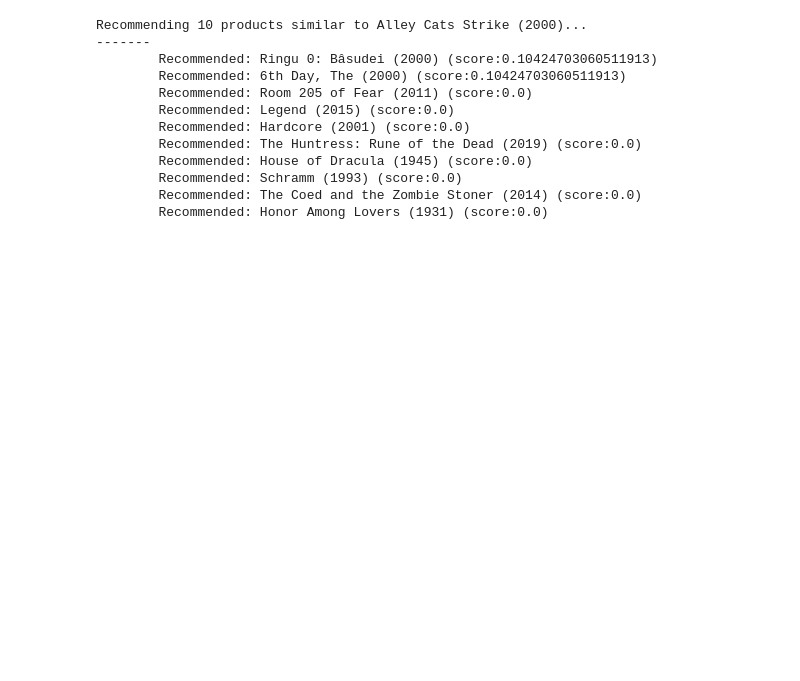
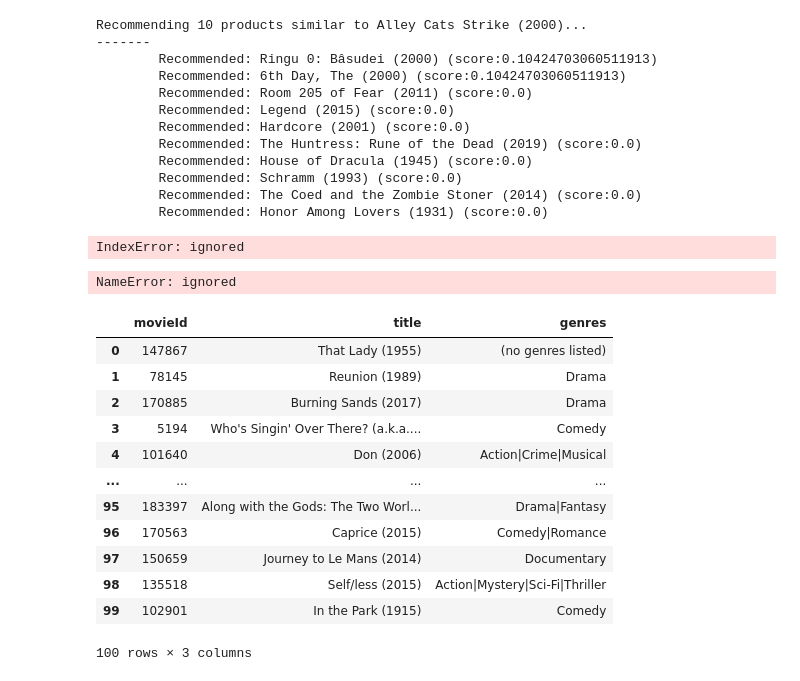
Before and after one commit to neohack22/IASD, a Jupyter notebook: recommendation/demos/1_demo.ipynb, the cells around one changed output. Cells and saved outputs as stored; diff of their text form; code cells hidden in the pictures; blank space fills up the shorter version.

Commit message:
Recommender Systems Project

```diff
--- a/recommendation/demos/1_demo.ipynb
+++ b/recommendation/demos/1_demo.ipynb
@@ -86 +88,7 @@ MOVIES_DATA_FILE = './data/raw/movies.csv'
+# %%
+#RATINGS_DATA_FILE = './content/drive/MyDrive/Iasd/RS/Cours/TPs/data/ratings.csv'
+#RATINGS_DATA_FILE = "./content/MyDrive/Iasd/RS/Cours/TPs/data/ratings.csv" #/Iasd/RS/Cours/TPs/data/movies.csv" #MyDrive/Iasd/RS/Cours/TPs/data/movies.csv" #'./MyDrive/Iasd/RS/Cours/TPs/data/movies.csv'
+#MOVIES_DATA_FILE = "./content/MyDrive/Iasd/RS/Cours/TPs/data/movies.csv" #./Iasd/RS/Cours/TPs/data/movies.csv" #MyDrive/Iasd/RS/Cours/TPs/data/movies.csv" #'./MyDrive/Iasd/RS/Cours/TPs/data/movies.csv' #content/drive/MyDrive/Iasd/RS/Cours/TPs/data/movies.csv'
+RATINGS_DATA_FILE = "/content/MyDrive/MyDrive/Iasd/RS/Cours/TPs/data/ratings.csv"
+MOVIES_DATA_FILE = "/content/MyDrive/MyDrive/Iasd/RS/Cours/TPs/data/movies.csv"
 # %%
@@ -92,3 +101,12 @@ df_ratings = df_ratings.drop(columns="timestamp")
 
 # movies dataframe
 df_movies = pd.read_csv(MOVIES_DATA_FILE)
+# %%
+# load the raw csv into a data_frame
+df_ratings = pd.read_csv(RATINGS_DATA_FILE)
+
+# drop the timestamp column since we don't need it now
+df_ratings = df_ratings.drop(columns='timestamp')
+
+# movies dataframe
+df_movies = pd.read_csv(MOVIES_DATA_FILE)
@@ -97,4 +121,16 @@ df_movies = pd.read_csv(MOVIES_DATA_FILE)
 df_ratings.userId.count()
 # %% [output]
 25000095
+# %%
+#@title
+def get_subset(df, number):
+    """
+        just get a subset of a large dataset for debug purpose
+    """
+    rids = np.arange(df.shape[0])
+    np.random.shuffle(rids)
+    df_subset = df.iloc[rids[:number], :].copy()
+    return df_subset
+df_ratings_100k = get_subset(df_ratings, 100000)
+df_movies_100 = get_subset(df_movies, 100)
 # %%
@@ -164,3 +231,7 @@ df_movies_100.head(5)
 | 2 | 157679 | Alley Cats Strike (2000) | Children|Comedy|Drama |
 | 3 | 169196 | Once Upon a Time Veronica (2012) | Drama |
 | 4 | 191777 | Revenge: A Love Story (2010) | Thriller |
+# %%
+# computing similarities too much ressources on the whole dataset, so we take the subset with 100 items
+df_movies_100 = df_movies_100.reset_index(drop=True)
+df_movies_100.head(5)
@@ -215,3 +354,27 @@ Recommending 10 products similar to Alley Cats Strike (2000)...
         Recommended: Schramm (1993) (score:0.0)
         Recommended: The Coed and the Zombie Stoner (2014) (score:0.0)
         Recommended: Honor Among Lovers (1931) (score:0.0)
+# %%
+recommend(item_id=1, num=10) #5, num=10) #7, num=10) #6, num=10) #7, num=10) #9, num=10)
+# %% [output]
+IndexError: ignored
+# %%
+item_id
+# %% [output]
+NameError: ignored
+# %%
+df_movies_100
+# %% [output]
+|  | movieId | title | genres |
+| 0 | 147867 | That Lady (1955) | (no genres listed) |
+| 1 | 78145 | Reunion (1989) | Drama |
+| 2 | 170885 | Burning Sands (2017) | Drama |
+| 3 | 5194 | Who's Singin' Over There? (a.k.a.... | Comedy |
+| 4 | 101640 | Don (2006) | Action|Crime|Musical |
+| ... | ... | ... | ... |
+| 95 | 183397 | Along with the Gods: The Two Worl... | Drama|Fantasy |
+| 96 | 170563 | Caprice (2015) | Comedy|Romance |
+| 97 | 150659 | Journey to Le Mans (2014) | Documentary |
+| 98 | 135518 | Self/less (2015) | Action|Mystery|Sci-Fi|Thriller |
+| 99 | 102901 | In the Park (1915) | Comedy |
+100 rows × 3 columns
```
Also changed, not shown: parts of 30 cells of this notebook.
